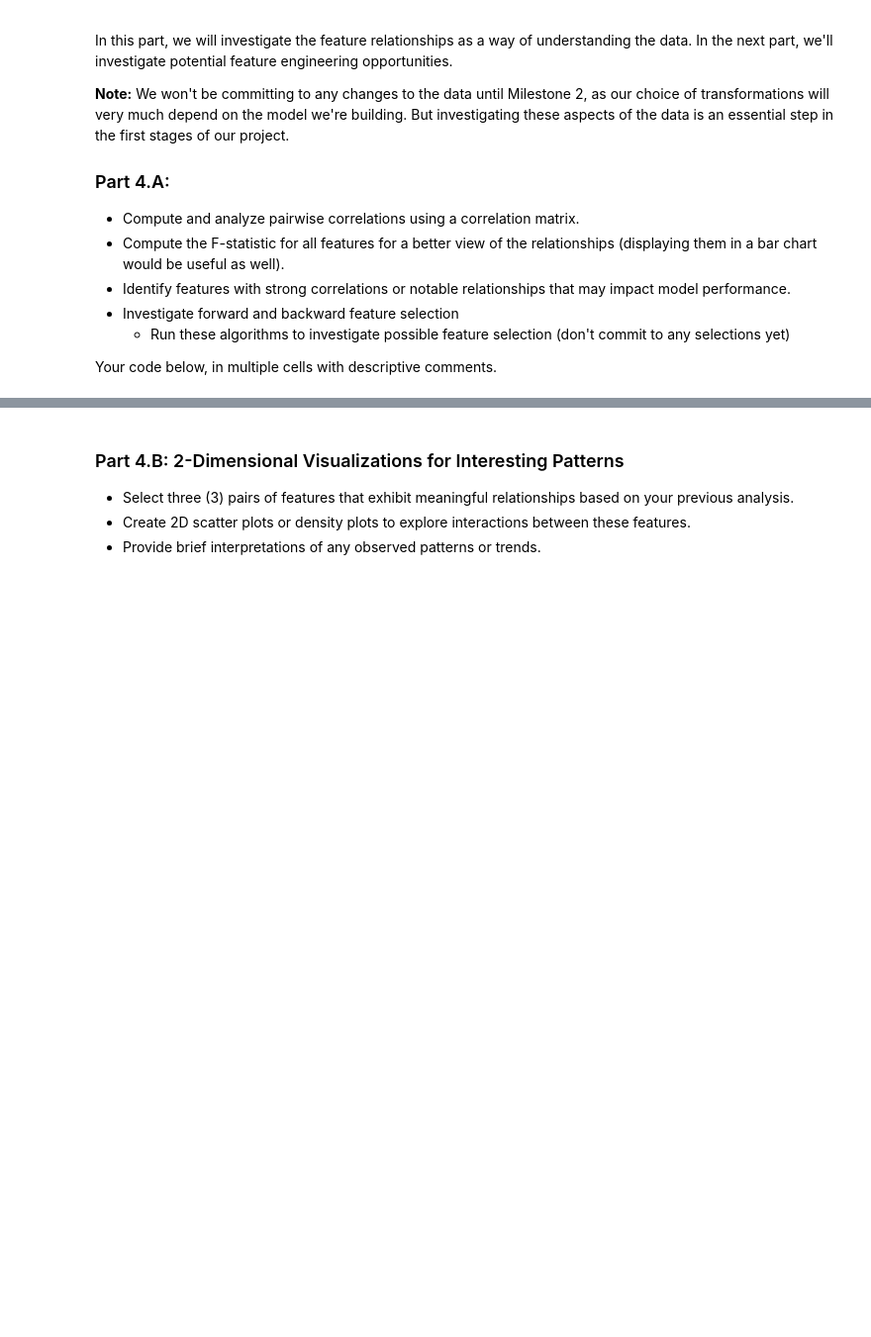
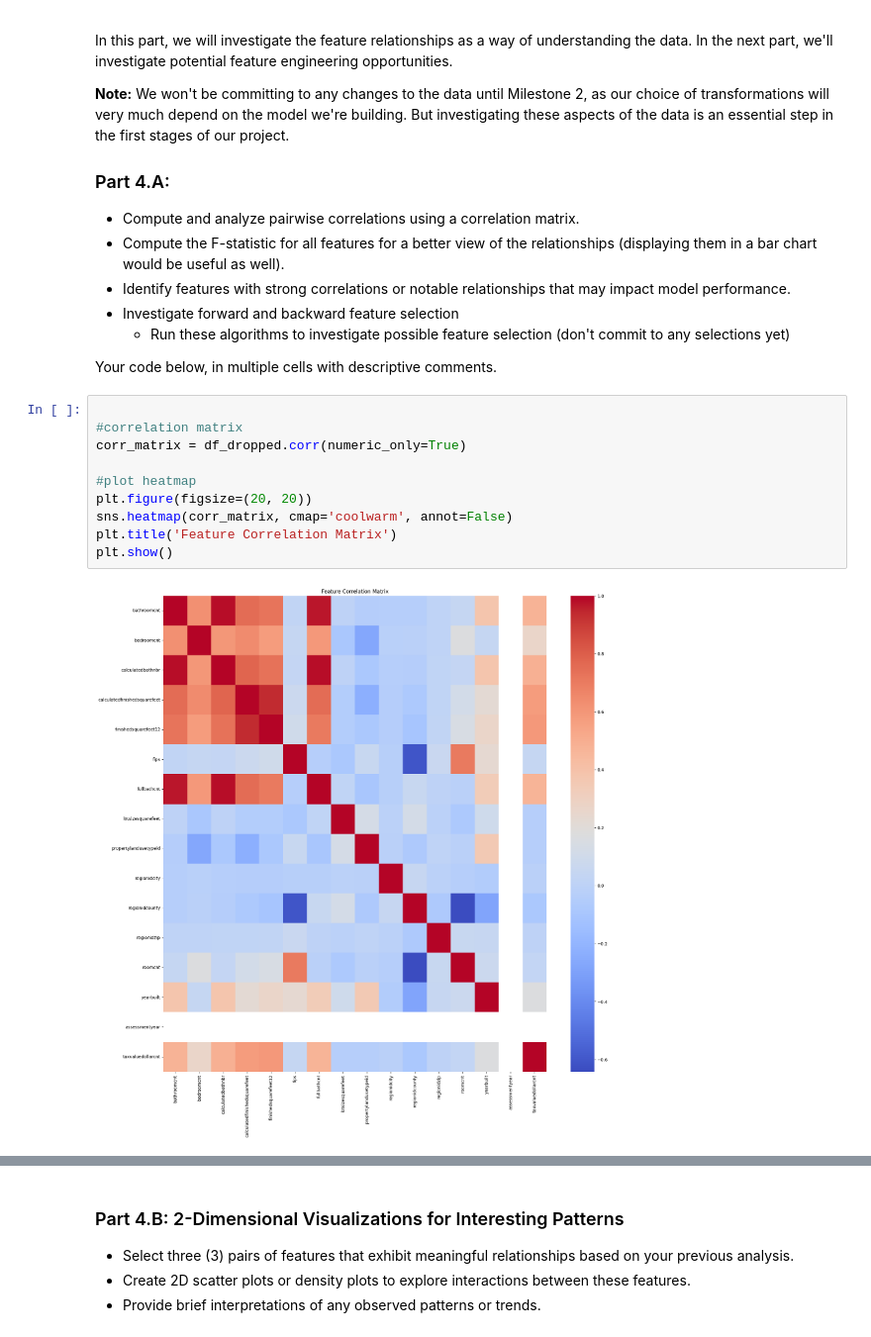
Before and after one commit to pr-rowe/MOD-3-MILESTONE-1, a Jupyter notebook: Milestone_01.ipynb, the cells around one changed output, grey strips where cells are left out. Shown at 99% size. Drawn from its saved outputs; the diff is of its cells as text; blank space fills up the shorter version.

```diff
--- a/Milestone_01.ipynb
+++ b/Milestone_01.ipynb
@@ -513,3 +530,15 @@ In this part, we will investigate the feature relationships as a way of understa
         - Run these algorithms to investigate possible feature selection (don't commit to any selections yet)
 
 Your code below, in multiple cells with descriptive comments.
+# %%
+
+#correlation matrix
+corr_matrix = df_dropped.corr(numeric_only=True)
+
+#plot heatmap
+plt.figure(figsize=(20, 20))
+sns.heatmap(corr_matrix, cmap='coolwarm', annot=False)
+plt.title('Feature Correlation Matrix')
+plt.show()
+# %% [output]
+[figure, added]
```
Also changed, not shown: parts of 22 cells of this notebook.
